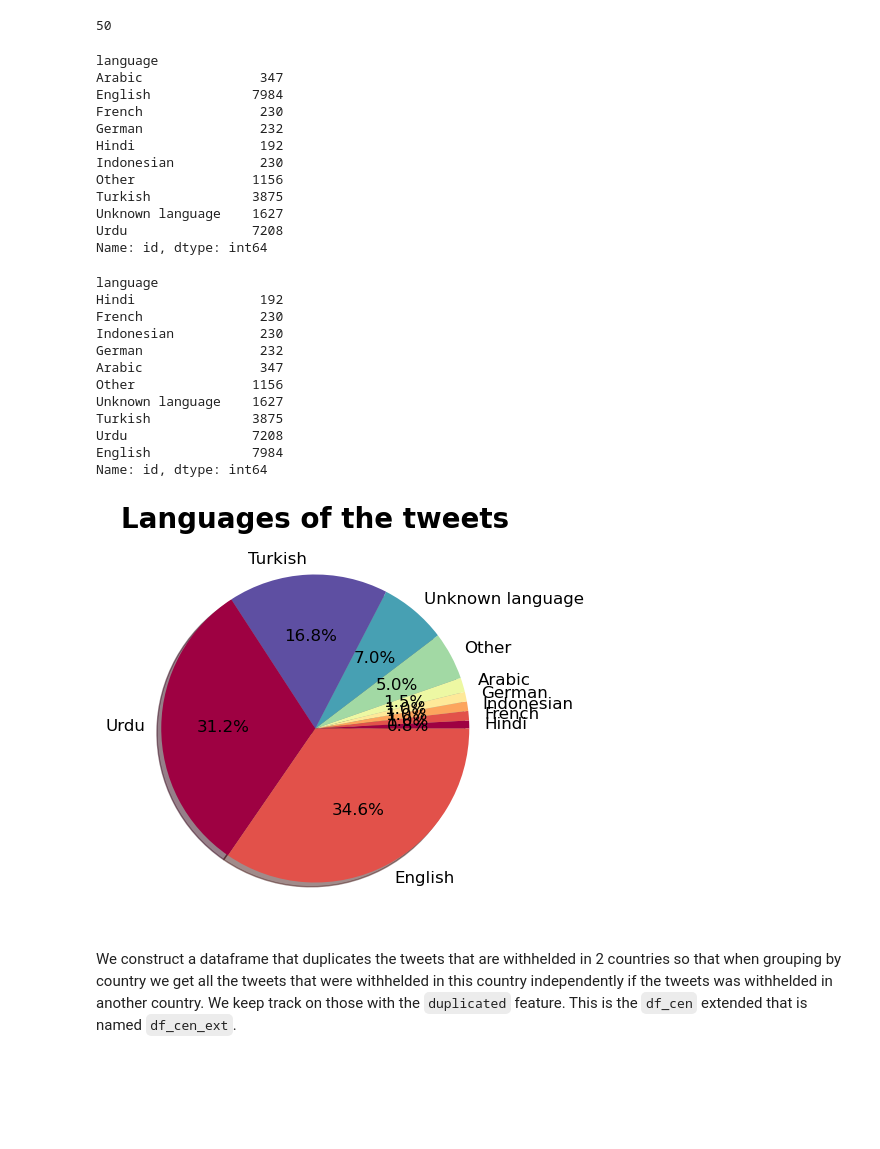
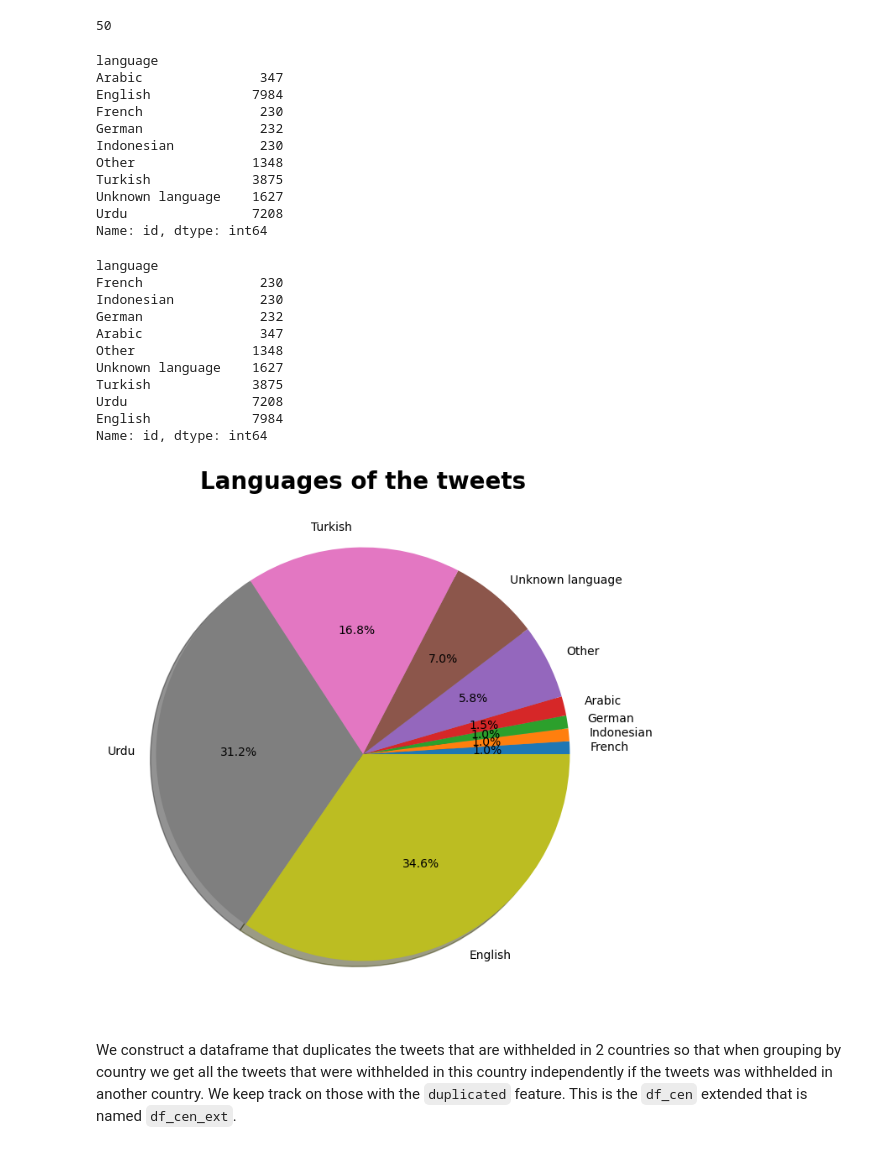
Before and after one commit to EvaLvn/ML_project2, a Jupyter notebook: EDA.ipynb, the cells around one changed output. Cells and saved outputs as stored; diff of their text form; code cells hidden in the pictures; blank space fills up the shorter version.

```diff
--- a/EDA.ipynb
+++ b/EDA.ipynb
@@ -211,7 +213,7 @@ df_cen.groupby('language').apply(len).sort_values(ascending = False).size
 # %%
 def group_lower_ranking_values(column):
     lang_counts = df_cen.groupby(column).agg('count')
-    pct_value = lang_counts[lambda x: x.columns[0]].quantile(.82)
+    pct_value = lang_counts[lambda x: x.columns[0]].quantile(.86)
     values_below_pct_value = lang_counts[lambda x: x.columns[0]].loc[lambda s: s < pct_value].index.values
     def fix_values(row):
         if row[column] in values_below_pct_value:
@@ -227,48 +229,40 @@ Arabic               347
 English             7984
 French               230
 German               232
-Hindi                192
 Indonesian           230
-Other               1156
+Other               1348
 Turkish             3875
 Unknown language    1627
 Urdu                7208
 Name: id, dtype: int64
 # %%
 lang_grouped = group_lower_ranking_values('language')
-lang_labels = rating_grouped.id.sort_values().index
-lang_counts = rating_grouped.id.sort_values()
+lang_labels = lang_grouped.id.sort_values().index
+lang_counts = lang_grouped.id.sort_values()
 # %%
 lang_counts
 # %% [output]
 language
-Hindi                192
 French               230
 Indonesian           230
 German               232
 Arabic               347
-Other               1156
+Other               1348
 Unknown language    1627
 Turkish             3875
 Urdu                7208
 English             7984
 Name: id, dtype: int64
-# %%
-font = {'family' : 'normal',
-        'weight' : 'normal',
-        'size'   : 12}
-
-plt.rc('font', **font)
 # %%
-plt.figure(1, figsize=(20,5))
+plt.figure(1, figsize=(20,8))
 the_grid = GridSpec(2, 2)
 cmap = plt.get_cmap('Spectral')
 colors = [cmap(i) for i in np.linspace(0, 1, 8)]
 plt.title(label='Languages of the tweets', fontsize=20, weight='bold')
-type_show_ids = plt.pie(rating_counts, labels=rating_labels, autopct='%1.1f%%', shadow=True, colors=colors)
+type_show_ids = plt.pie(lang_counts, labels=lang_labels, autopct='%1.1f%%', shadow=True)
 plt.show()
 # %% [output]
-[figure, old version]
+[figure, new version]
 # %% [markdown]
 We construct a dataframe that duplicates the tweets that are withhelded in 2 countries so that when grouping by country we get all the tweets that were withhelded in this country independently if the tweets was withhelded in another country. We keep track on those with the `duplicated` feature. This is the `df_cen` extended that is named `df_cen_ext`.
 # %%
```
Also changed, not shown: parts of 5 cells of this notebook, 1 other file.
